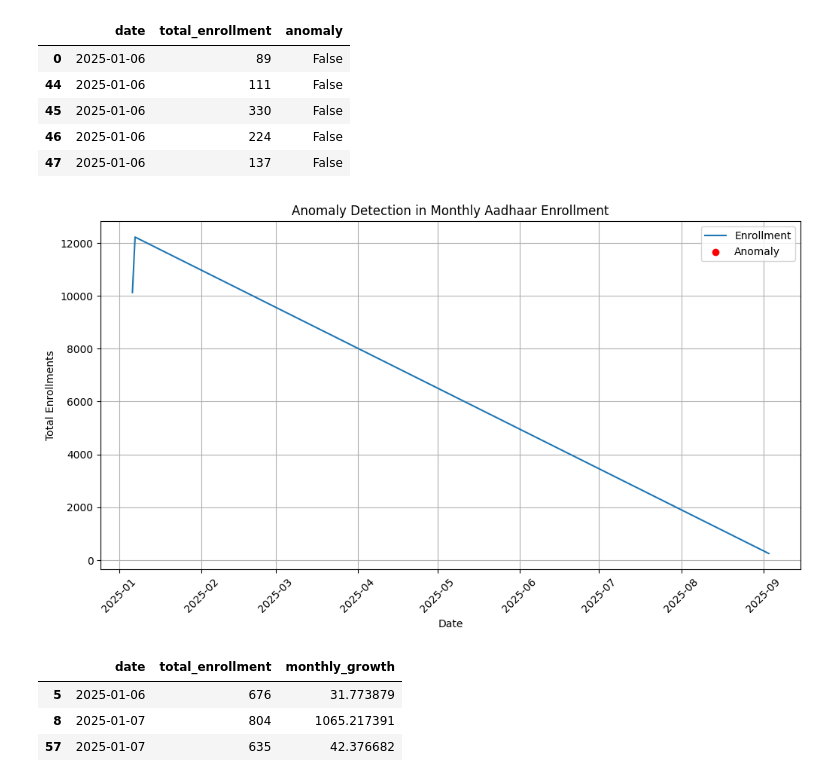
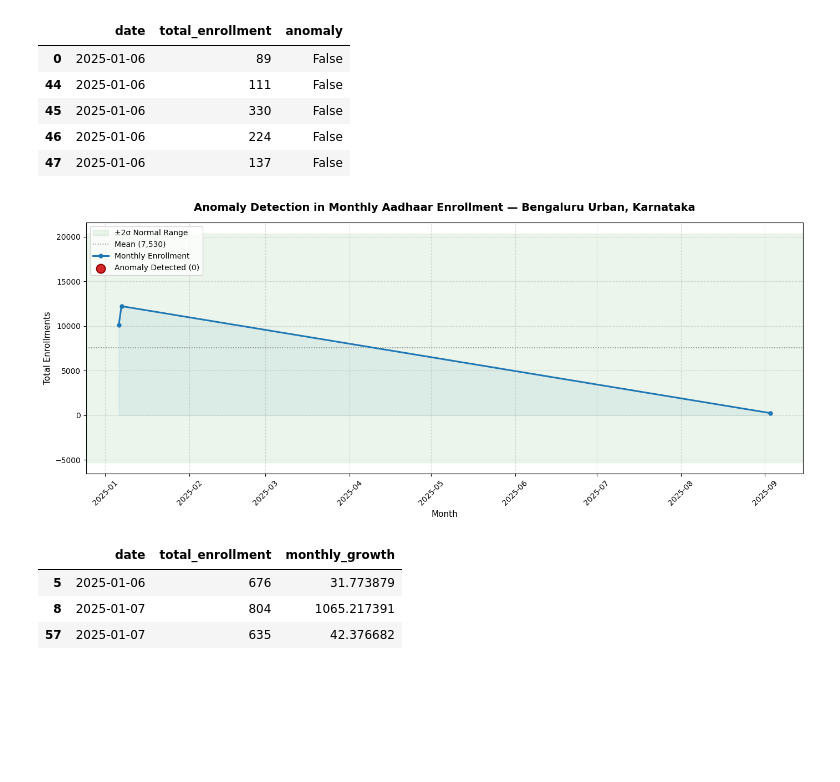
Before and after one commit to VinodhKumar-G/Aadhar-Enrollment-Anomaly-Detection, a Jupyter notebook: Notebook/Analysis.ipynb, the cells around one changed output. Cells and saved outputs as stored; diff of their text form; code cells hidden in the pictures; blank space fills up the shorter version.

```diff
--- a/Notebook/Analysis.ipynb
+++ b/Notebook/Analysis.ipynb
@@ -113,27 +138,55 @@ df[['date', 'total_enrollment', 'anomaly']].head()
 # %%
 monthly_df['z_score'] = stats.zscore(monthly_df['total_enrollment'])
 monthly_df['anomaly'] = monthly_df['z_score'].abs() > 2
 
-plt.figure(figsize=(12,6))
-plt.plot(monthly_df['date'], monthly_df['total_enrollment'], label='Enrollment')
-plt.scatter(
-    monthly_df[monthly_df['anomaly']]['date'],
-    monthly_df[monthly_df['anomaly']]['total_enrollment'],
-    color='red',
-    label='Anomaly',
-    zorder=5
-)
+anomalies = monthly_df[monthly_df['anomaly']]
+normal    = monthly_df[~monthly_df['anomaly']]
 
-plt.title("Anomaly Detection in Monthly Aadhaar Enrollment")
-plt.xlabel("Date")
-plt.ylabel("Total Enrollments")
-plt.xticks(rotation=45)
-plt.legend()
-plt.grid(True)
-plt.savefig("../Visuals/Anomaly plot.png", bbox_inches="tight")
+fig, ax = plt.subplots(figsize=(14, 6))
+
+# Shaded normal range band (+/- 2 std)
+mean_val = monthly_df['total_enrollment'].mean()
+std_val  = monthly_df['total_enrollment'].std()
+ax.axhspan(mean_val - 2*std_val, mean_val + 2*std_val,
+           alpha=0.08, color='green', label='±2σ Normal Range')
+ax.axhline(mean_val, color='gray', linestyle=':', linewidth=1.2,
+           label=f'Mean ({mean_val:,.0f})')
+
+# Main trend line
+ax.fill_between(monthly_df['date'], monthly_df['total_enrollment'],
+                alpha=0.08, color='#1f77b4')
+ax.plot(monthly_df['date'], monthly_df['total_enrollment'],
+        color='#1f77b4', linewidth=2.2, marker='o',
+        markersize=5, label='Monthly Enrollment')
+
+# Anomaly points — prominent red markers
+ax.scatter(anomalies['date'], anomalies['total_enrollment'],
+           color='#d62728', s=130, zorder=6,
+           edgecolors='darkred', linewidths=1.5,
+           label=f'Anomaly Detected ({len(anomalies)})')
+
+# Annotate each anomaly with date + enrollment value
+for _, row in anomalies.iterrows():
+    ax.annotate(
+        f"{row['date'].strftime('%b %Y')}\n{int(row['total_enrollment']):,}",
+        xy=(row['date'], row['total_enrollment']),
+        xytext=(10, 14), textcoords='offset points',
+        fontsize=8.5, color='#d62728', fontweight='bold',
+        arrowprops=dict(arrowstyle='->', color='#d62728', lw=1.2)
+    )
+
+ax.set_title('Anomaly Detection in Monthly Aadhaar Enrollment — Bengaluru Urban, Karnataka',
+             fontsize=14, fontweight='bold', pad=15)
+ax.set_xlabel('Month', fontsize=11)
+ax.set_ylabel('Total Enrollments', fontsize=11)
+ax.tick_params(axis='x', rotation=45)
+ax.legend(fontsize=10, loc='upper left')
+ax.grid(True, linestyle='--', alpha=0.45)
+plt.tight_layout()
+plt.savefig('../Visuals/Anomaly plot.png', dpi=150, bbox_inches='tight')
 plt.show()
 # %% [output]
-[figure, old version]
+[figure, new version]
 # %%
 df[df['anomaly']][['date', 'total_enrollment', 'monthly_growth']]
 # %% [output]
```
Also changed, not shown: parts of 2 cells of this notebook, 3 other files.
